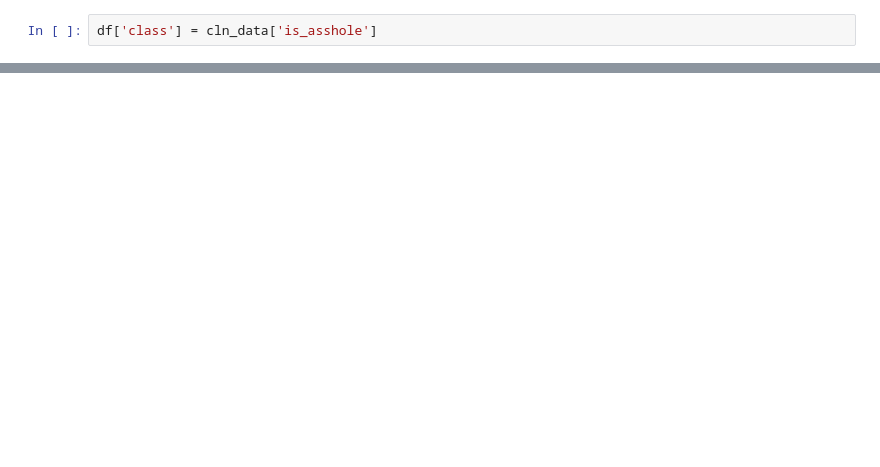
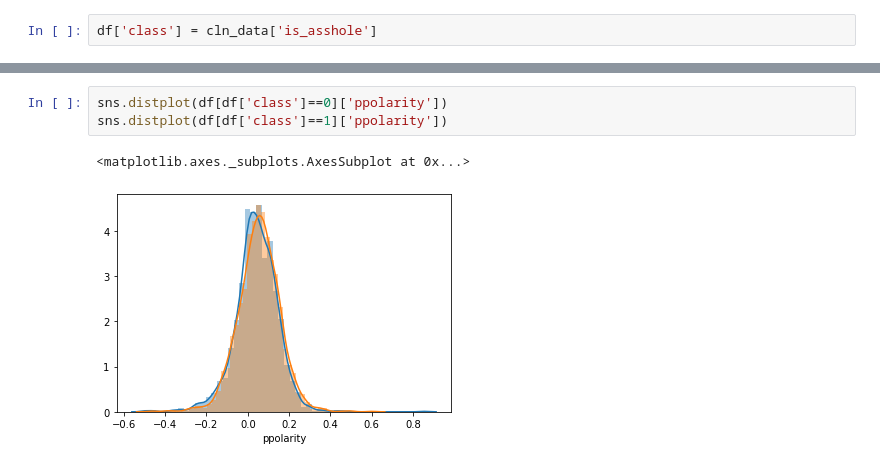
Before and after one commit to sierrabroussard/aita-project, a Jupyter notebook: aita_feature_extraction.ipynb, the cells around one changed output, grey strips where cells are left out. Cells and saved outputs as stored; diff of their text form; blank space fills up the shorter version.

```diff
--- a/aita_feature_extraction.ipynb
+++ b/aita_feature_extraction.ipynb
@@ -196,0 +196,6 @@ WordList(['So', ',', 'my', 'friend', 'bought', 'herself', ',', 'our', 'other', '
+# %%
+sns.distplot(df[df['class']==0]['ppolarity'])
+sns.distplot(df[df['class']==1]['ppolarity'])
+# %% [output]
+<matplotlib.axes._subplots.AxesSubplot at 0x...>
+[figure, added]
```
Also changed, not shown: parts of 14 cells of this notebook.
